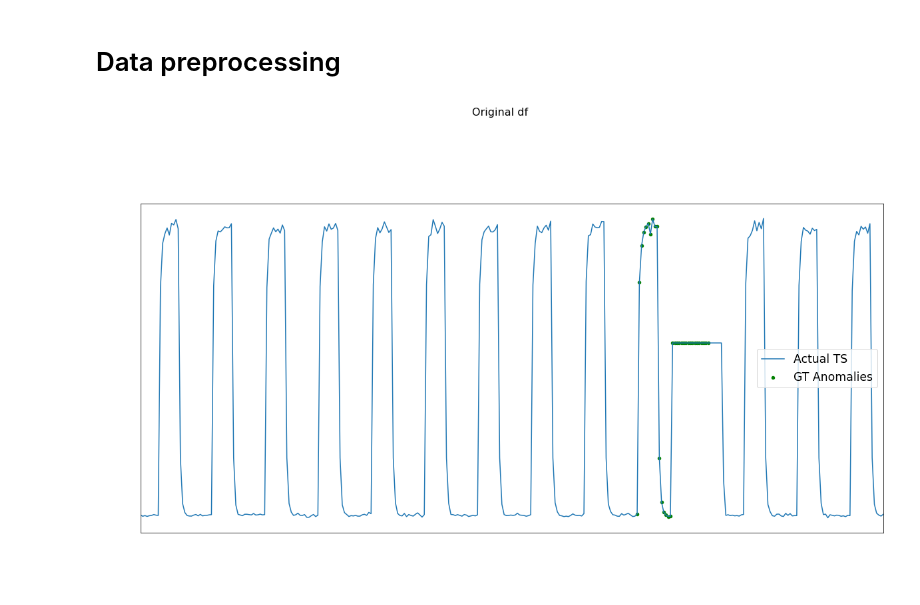
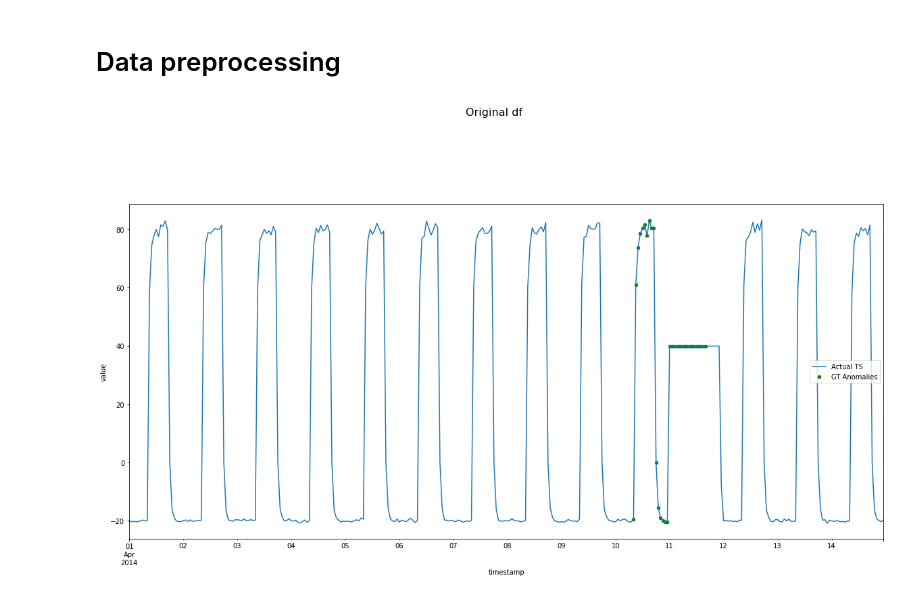
Before and after one commit to emerelte/kad, a Jupyter notebook: notebooks/evaluation.ipynb, the cells around one changed output. Cells and saved outputs as stored; diff of their text form; code cells hidden in the pictures.

```diff
--- a/notebooks/evaluation.ipynb
+++ b/notebooks/evaluation.ipynb
@@ -45,20 +47,18 @@ with open("data/archive/combined_windows.json") as f:
 # %% [markdown]
 # Data preprocessing
 # %%
-X_LABEL = "timestamp"
-
 true_anomalies_ranges = true_anomalies[file_name]
 
 ground_true_anomalies_df = pd.DataFrame()
 for anom_range in true_anomalies_ranges:
     ground_true_anomalies_df = ground_true_anomalies_df.append(original_df.loc[anom_range[0]:anom_range[1]])
 
 preprocessed_df = original_df.copy()
 preprocessed_df["gt_is_anomaly"] = [idx in ground_true_anomalies_df.index for idx in original_df.index.tolist()]
 
 visualization.visualize(results_df=preprocessed_df, metric_name="value", title="Original df")
 # %% [output]
-[figure, old version]
+[figure, new version]
 # %%
 scaler = MinMaxScaler(feature_range=(0, 1))
 preprocessed_df["value"] = scaler.fit_transform(preprocessed_df.values)
```
Also changed, not shown: parts of 8 cells of this notebook, 3 other files.
